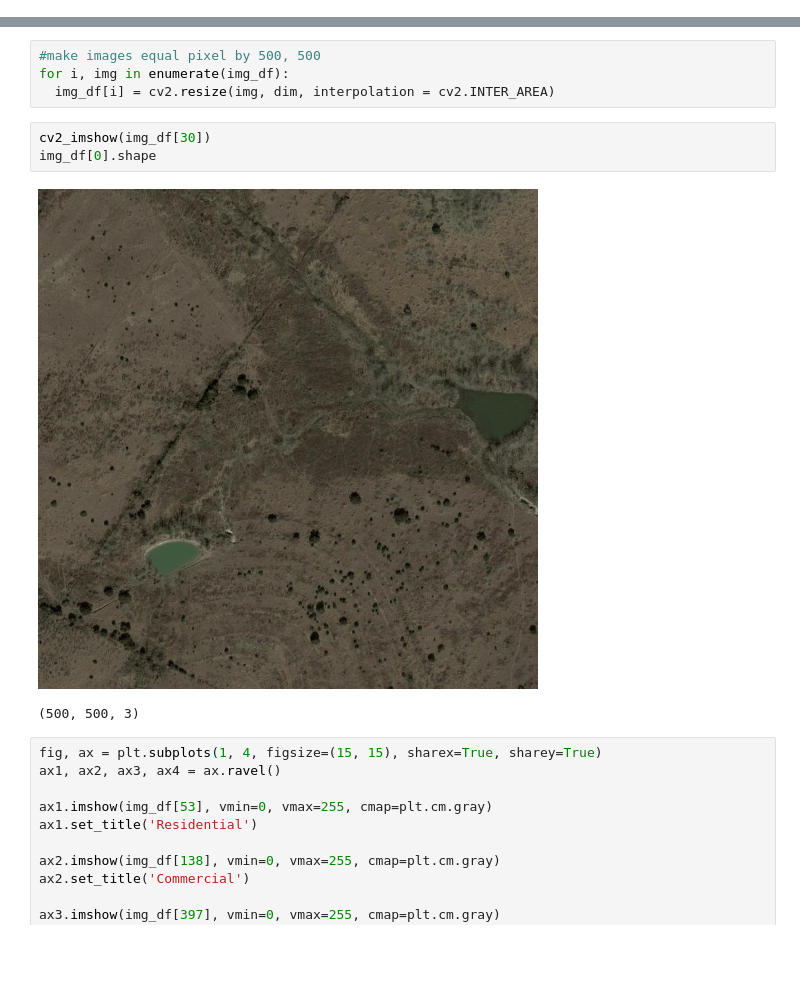
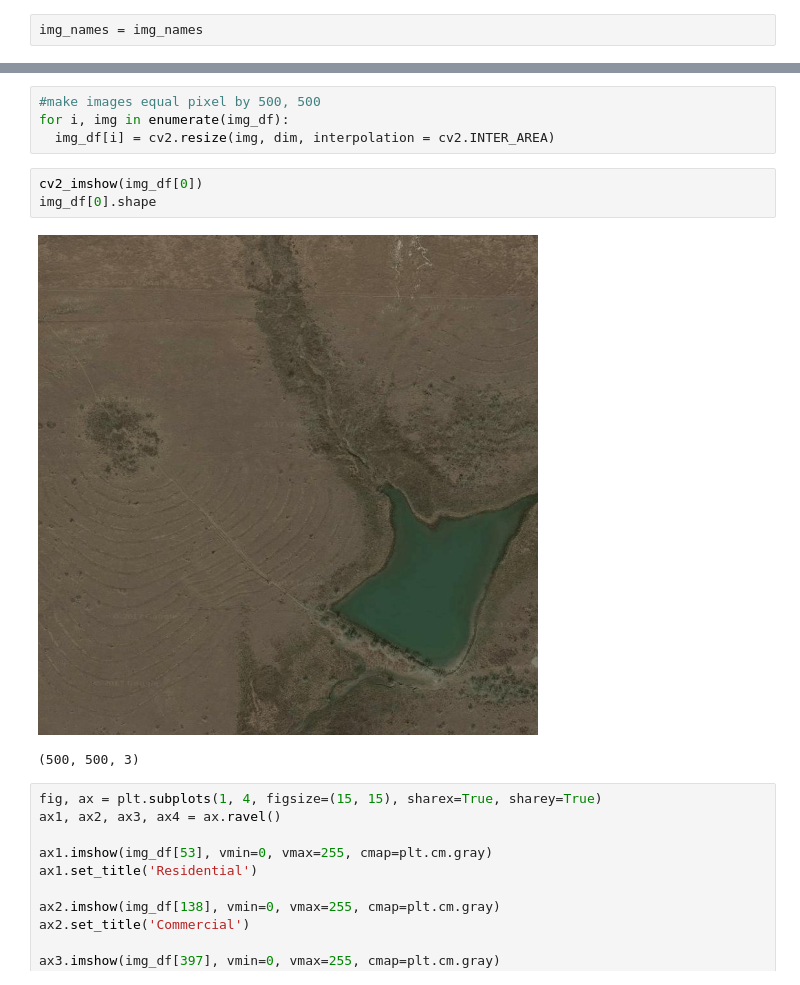
Before and after one commit to hyunjaec/MScA_Deep_Learning_Project, a Jupyter notebook: zoning_satellite.ipynb, the cells around one changed output, grey strips where cells are left out. Drawn from its saved outputs; the diff is of its cells as text; blank space fills up the shorter version.

```diff
--- a/zoning_satellite.ipynb
+++ b/zoning_satellite.ipynb
@@ -129,5 +127,7 @@ zone_class = list(austin_df['zone'])
 # %%
 img_names = austin_df['image_name']
+# %%
+img_names = img_names
 # %%
 img_df = []
 for i in img_names:
@@ -139,10 +139,10 @@ dim = (500, 500)
 for i, img in enumerate(img_df):
   img_df[i] = cv2.resize(img, dim, interpolation = cv2.INTER_AREA)
 # %%
-cv2_imshow(img_df[30])
+cv2_imshow(img_df[0])
 img_df[0].shape
 # %% [output]
-[figure, old version]
+[figure, new version]
 (500, 500, 3)
 # %%
 fig, ax = plt.subplots(1, 4, figsize=(15, 15), sharex=True, sharey=True)
```
Also changed, not shown: parts of 13 cells of this notebook.
